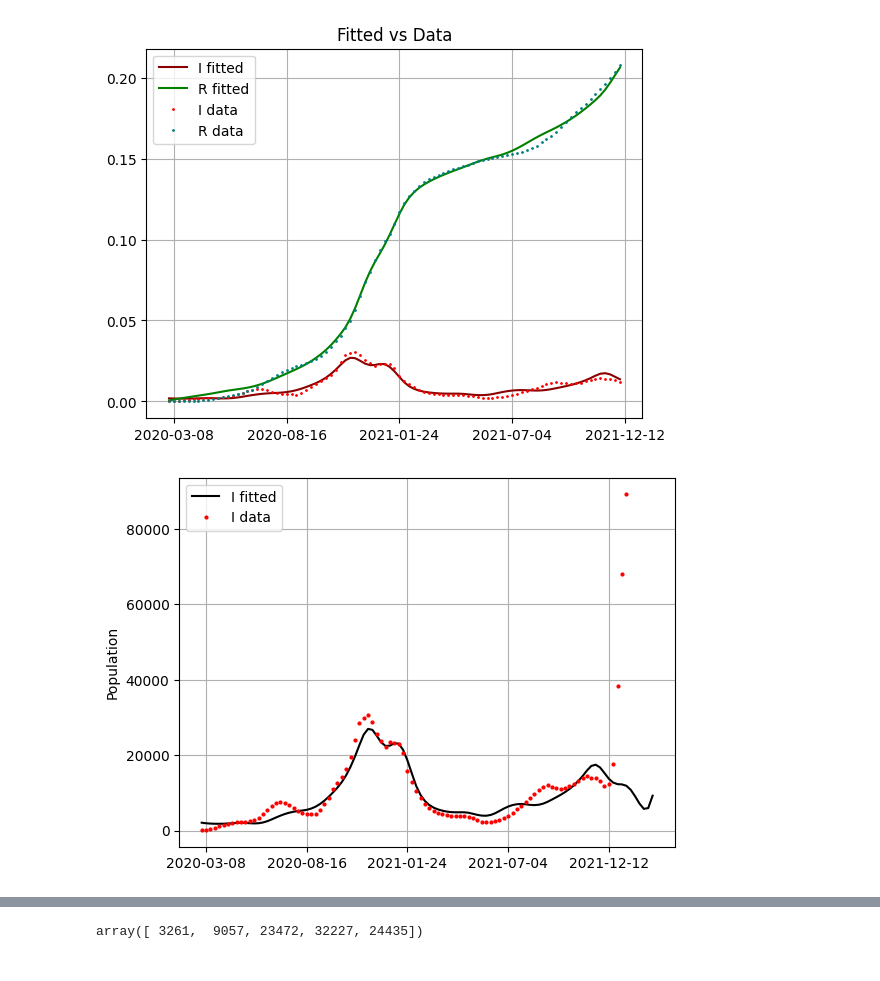
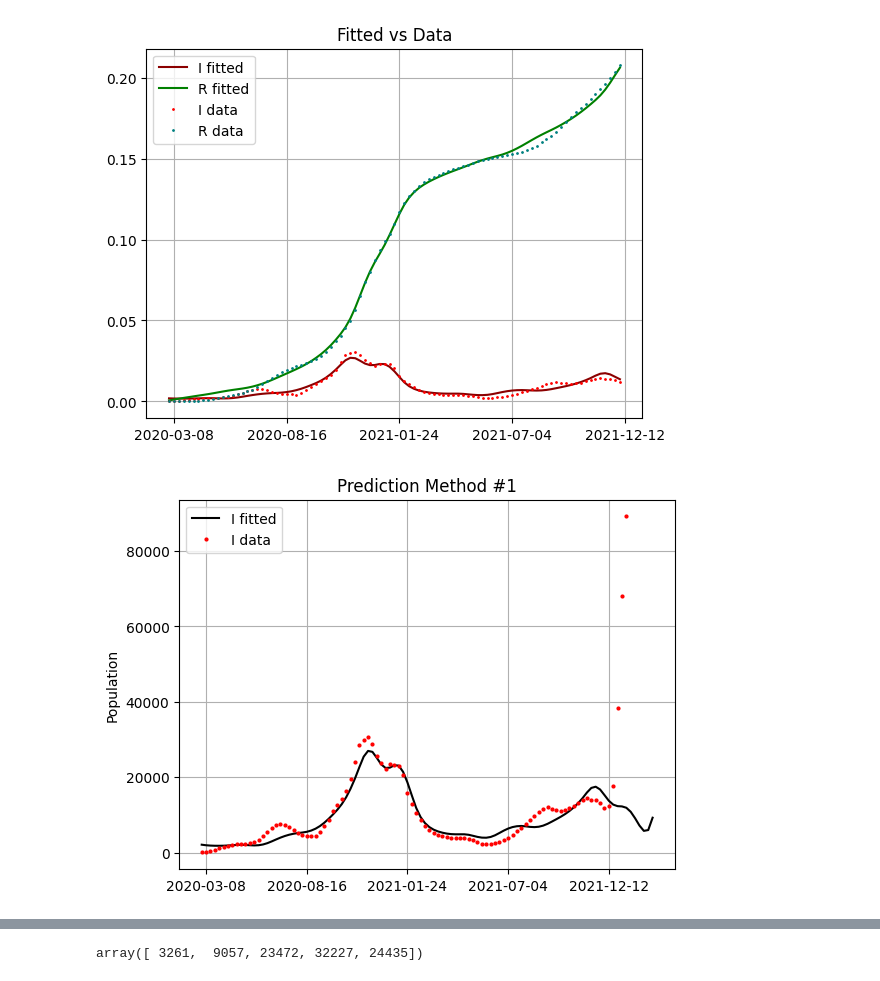
Before and after one commit to seon9cho/COVID-DataAssimilation, a Jupyter notebook: SIR_COVID1.ipynb, the cells around one changed output, grey strips where cells are left out. Cells and saved outputs as stored; diff of their text form; code cells hidden in the pictures.

```diff
--- a/SIR_COVID1.ipynb
+++ b/SIR_COVID1.ipynb
@@ -433,15 +433,16 @@ fig.savefig("graphics/fit_vs_data.png")
 # %%
 all_case_data = np.concatenate((case_count_data, case_count_pred))
 I_full_data = np.array([sum(all_case_data[:k]) for k in range(1, 4)] + [sum(all_case_data[k:k+4]) for k in range(len(all_case_data) - 3)])
 fig = plt.figure()
 plt.plot(SIR_sol.sol(t)[1]*P_total, 'k', label="I fitted")
 plt.plot(I_full_data,'ro', label='I data', ms = 2)
 plt.legend()
 plt.xticks(t_cc_data[::23], dates[:len(case_count_data):23])
 plt.grid()
 plt.ylabel("Population")
+plt.title("Prediction Method #1")
 plt.plot()
 fig.savefig("graphics/SIR1_pred1.png")
 # %% [output]
-[figure, old version]
+[figure, new version]
 # %%
```
Also changed, not shown: parts of 2 cells of this notebook.
